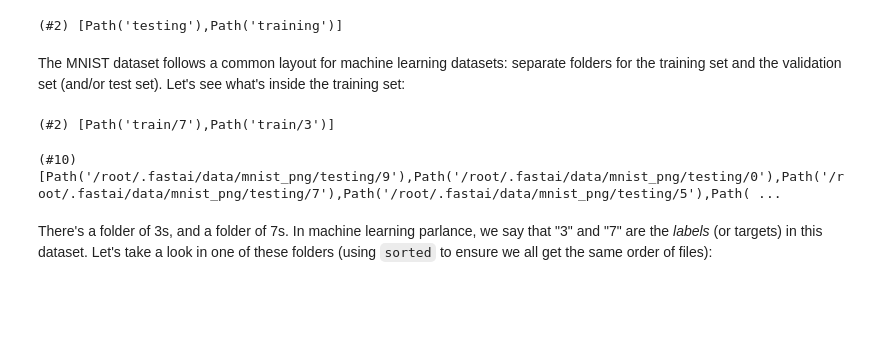
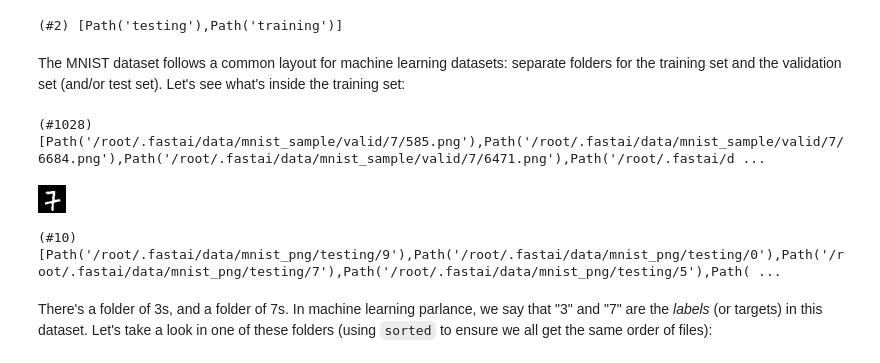
Before and after one commit to GrueneKatze/FastAI4, a Jupyter notebook: FastAI_04_mnist_basics.ipynb, the cells around one changed output. Saved outputs shown, nothing was run; the diff lists cells and outputs as text; code cells hidden in the pictures; blank space fills up the shorter version.

```diff
--- a/FastAI_04_mnist_basics.ipynb
+++ b/FastAI_04_mnist_basics.ipynb
@@ -70,9 +72,15 @@ pathmn.ls()
 # %% [markdown]
 The MNIST dataset follows a common layout for machine learning datasets: separate folders for the training set and the validation set (and/or test set). Let's see what's inside the training set:
 # %%
-(path/'train').ls()
+(path/'valid/7').ls()
 # %% [output]
-(#2) [Path('train/7'),Path('train/3')]
+(#1028) [Path('/root/.fastai/data/mnist_sample/valid/7/585.png'),Path('/root/.fastai/data/mnist_sample/valid/7/6684.png'),Path('/root/.fastai/data/mnist_sample/valid/7/6471.png'),Path('/root/.fastai/d ...
+# %%
+im7_path = (path/'valid'/'7').ls().sorted()[7]
+im7 = Image.open(im7_path)
+im7
+# %% [output]
+[figure, added]
 # %%
 (pathmn/'testing').ls()
 # %% [output]
```
Also changed, not shown: parts of 4 cells of this notebook.
